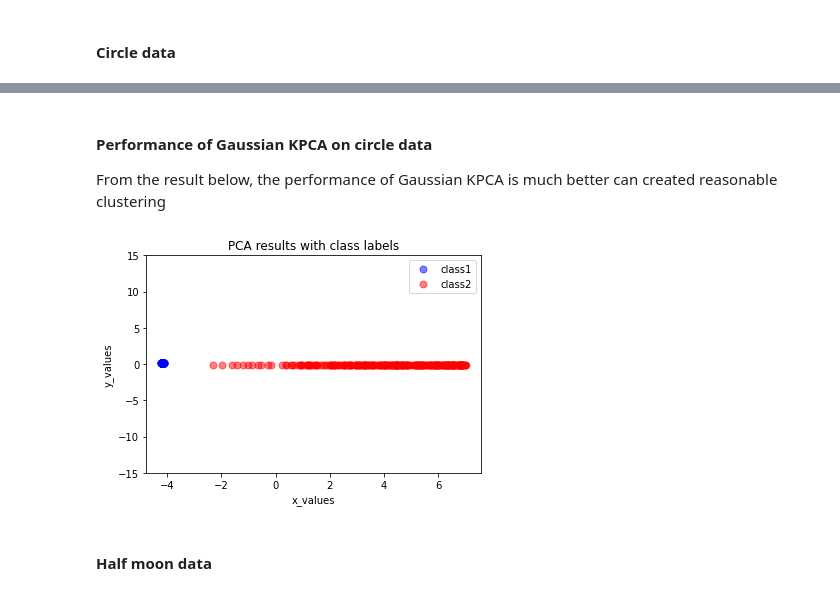
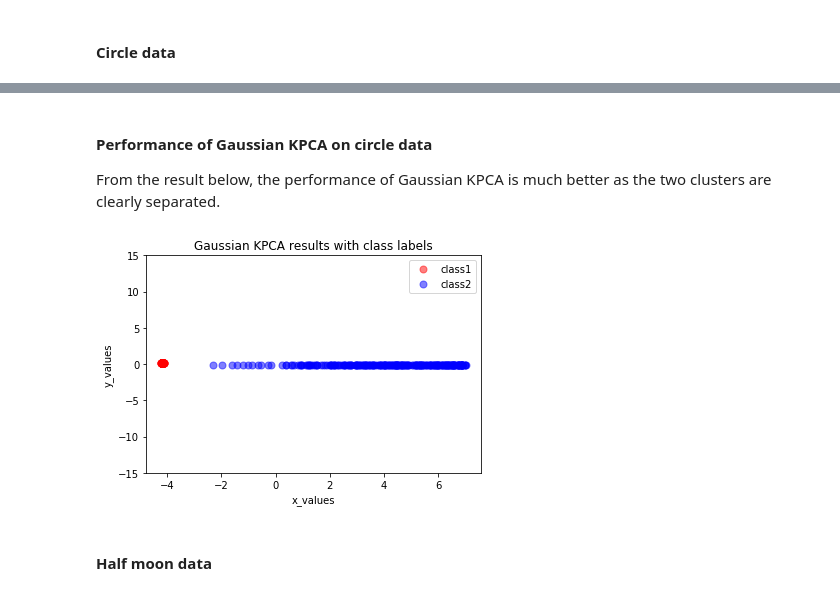
Before and after one commit to Yangliule/535-final-project, a Jupyter notebook: 535_Final_Project_combined.ipynb, the cells around one changed output, grey strips where cells are left out. Cells and saved outputs as stored; diff of their text form; code cells hidden in the pictures.

```diff
--- a/535_Final_Project_combined.ipynb
+++ b/535_Final_Project_combined.ipynb
@@ -378,21 +383,21 @@ plt.show()
 # %% [markdown]
 #### Performance of Gaussian KPCA on circle data
 
-From the result below, the performance of Gaussian KPCA is much better can created reasonable clustering
+From the result below, the performance of Gaussian KPCA is much better as the two clusters are clearly separated.
 # %%
 gaussian_transformed = gaussian_kernel(X, 15)
 gaussian_KPCA_result = svd_pca(gaussian_transformed, n_components = 1)
 gaussian_KPCA_result = gaussian_KPCA_result.transpose()
 plt.ylim([-15,15])
-plt.plot(gaussian_KPCA_result[y==0, 0],np.zeros((250,1))+0.1 ,'o', markersize=7, color='blue', alpha=0.5, label='class1')
-plt.plot(gaussian_KPCA_result[y==1, 0],np.zeros((250,1))-0.1,'o', markersize=7, color='red', alpha=0.5, label='class2')
+plt.plot(gaussian_KPCA_result[y==0, 0],np.zeros((250,1))+0.1 ,'o', markersize=7, color='red', alpha=0.5, label='class1')
+plt.plot(gaussian_KPCA_result[y==1, 0],np.zeros((250,1))-0.1,'o', markersize=7, color='blue', alpha=0.5, label='class2')
 plt.xlabel('x_values')
 plt.ylabel('y_values')
 plt.legend()
-plt.title('PCA results with class labels')
+plt.title('Gaussian KPCA results with class labels')
 plt.show()
 # %% [output]
-[figure, old version]
+[figure, new version]
 # %% [markdown]
 #### Half moon data
 # %%
```
Also changed, not shown: parts of 25 cells of this notebook.
